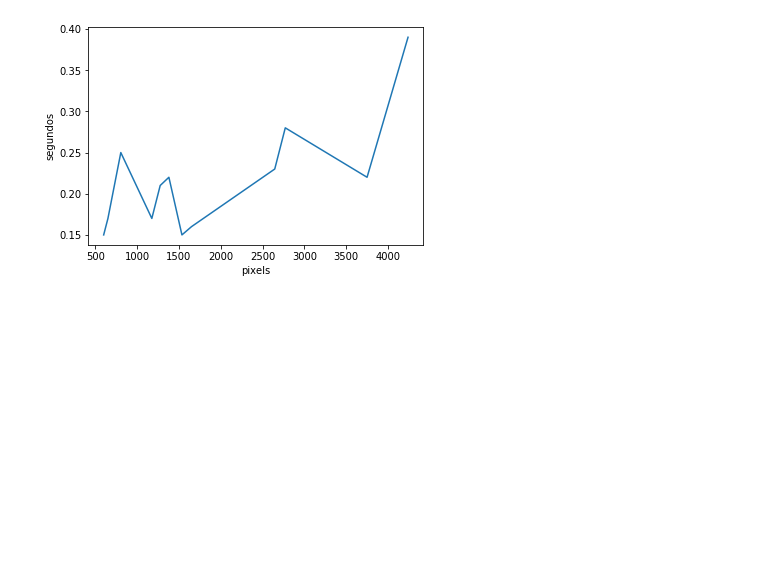
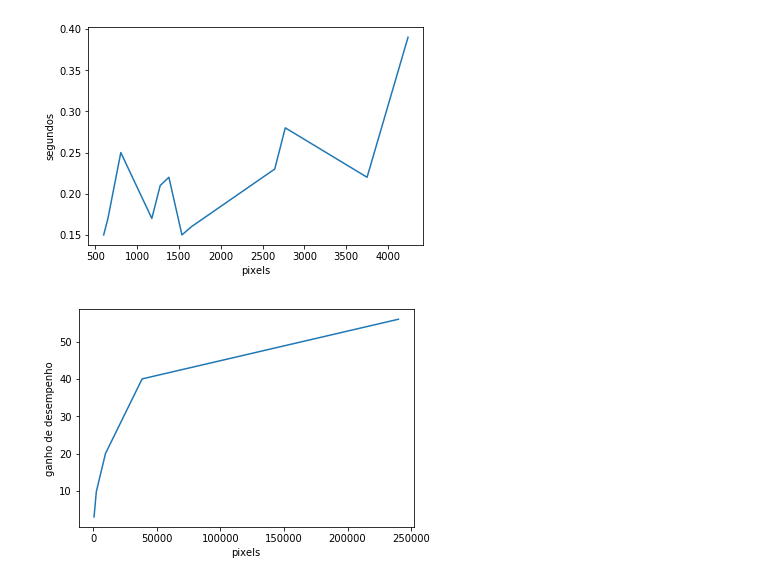
Before and after one commit to antoniosigrist/projeto2-supercomp, a Jupyter notebook: proj2_ip.ipynb, the cells around one changed output. Drawn from its saved outputs; the diff is of its cells as text; code cells hidden in the pictures; blank space fills up the shorter version.

```diff
--- a/proj2_ip.ipynb
+++ b/proj2_ip.ipynb
@@ -93,3 +93,26 @@ plt.xlabel('pixels')
 plt.show()
 # %% [output]
 [figure]
+# %%
+
+tamanho = [
+600 * 400,
+240 * 160,
+120 * 80,
+60 * 40,
+30 * 20
+]
+
+ganhos = [
+56,
+40,
+20,
+9.8,
+3]
+
+plt.plot(tamanho,ganhos,"-")
+plt.ylabel('ganho de desempenho')
+plt.xlabel('pixels')
+plt.show()
+# %% [output]
+[figure, added]
```
Also changed, not shown: 2 other files.
